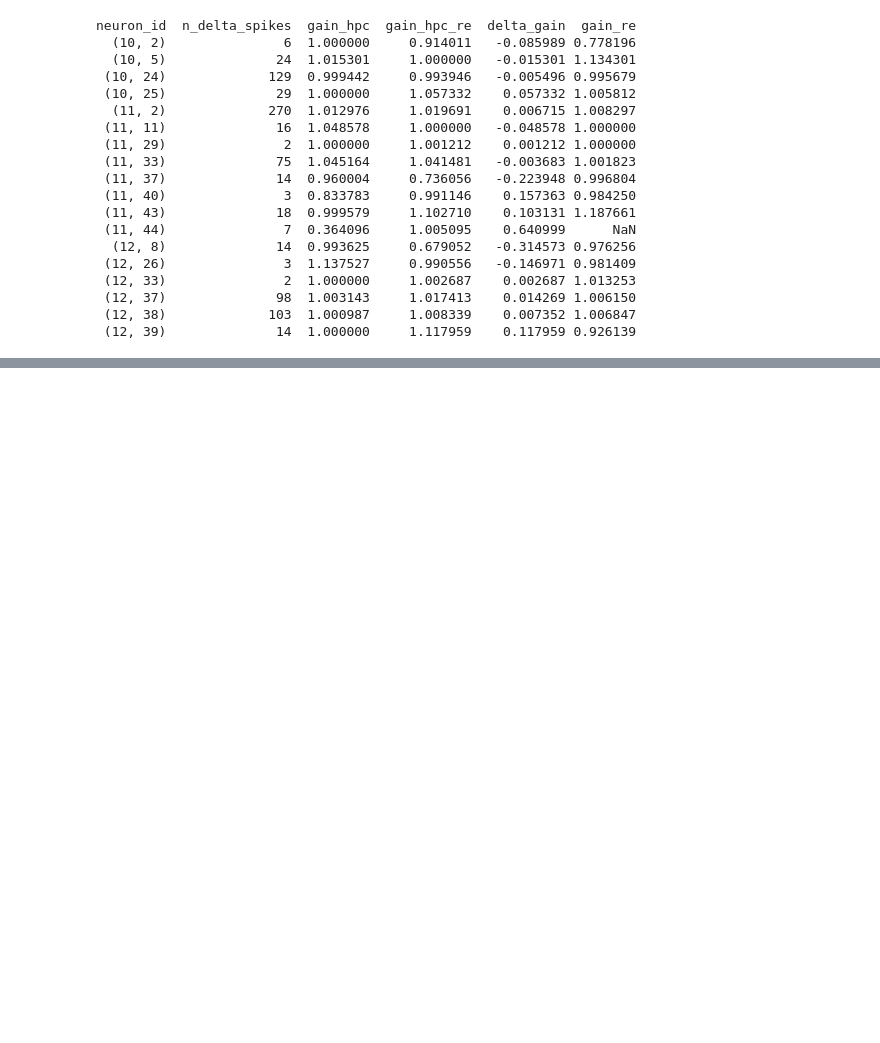
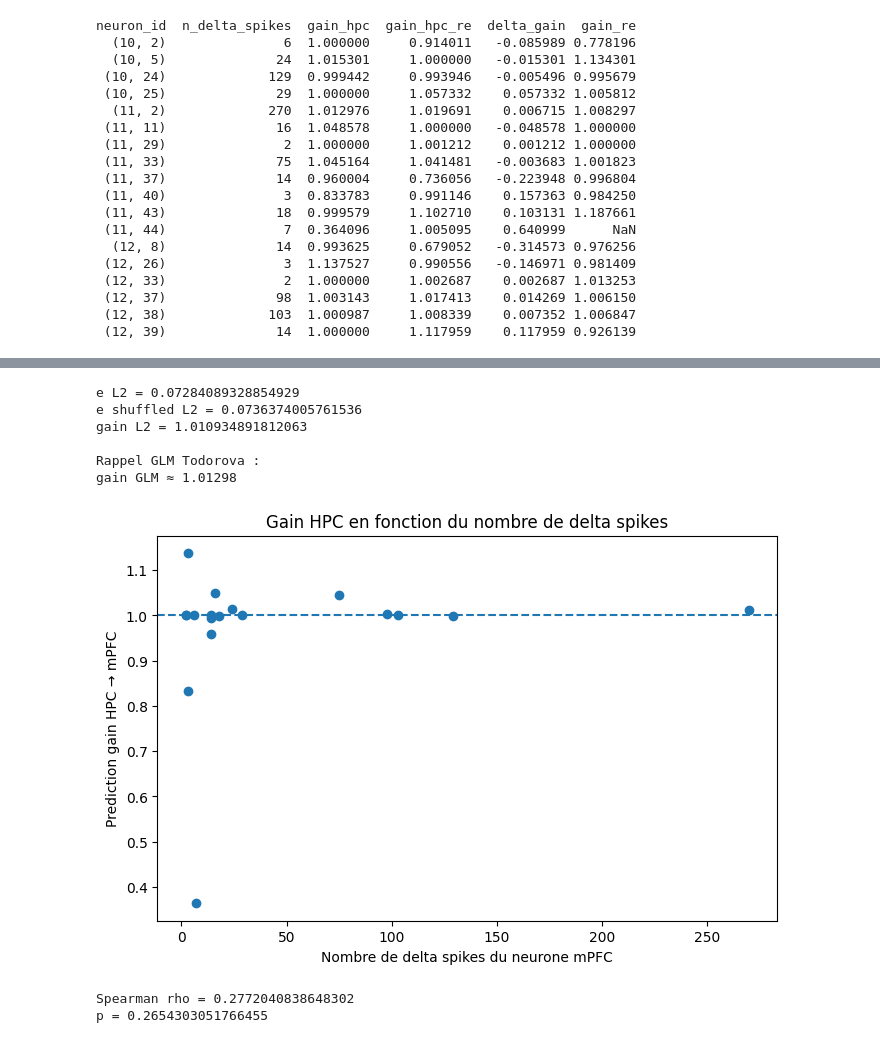
Before and after one commit to laura-marin3/Projet_final, a Jupyter notebook: scripts/Projet.ipynb, the cells around one changed output, grey strips where cells are left out. Cells and saved outputs as stored; diff of their text form; code cells hidden in the pictures; blank space fills up the shorter version.

```diff
--- a/scripts/Projet.ipynb
+++ b/scripts/Projet.ipynb
@@ -647,9 +661,10 @@ Erreur réelle e : 0.0726551319778615
 Erreur shufflée e_shuffled : 0.07359790225356545
 Prédiction gain g : 1.0129759626063473
 # %%
-def compute_pred_gain(X, y, n_shuffles=1000, random_state=42):
+def compute_pred_gain(X, y, n_shuffles=1000, random_state=42, folds=None):
 
-    folds = make_folds(y, random_state=random_state)
+    if folds is None:
+        folds = make_folds(y, random_state=random_state)
     predictions = np.full(len(y), np.nan, dtype=float)
 
     n_not_converged = 0
@@ -1117,0 +1942,75 @@ neuron_id  n_delta_spikes  gain_hpc  gain_hpc_re  delta_gain  gain_re
+# %%
+errors_l2 = np.abs(
+    predictions_l2 - y
+)
+
+e_l2 = np.median(errors_l2)
+
+rng = np.random.default_rng(42)
+
+shuffled_errors_l2 = []
+
+for i in range(1000):
+
+    shuffled_predictions = rng.permutation(
+        predictions_l2
+    )
+
+    shuffled_error = np.median(
+        np.abs(shuffled_predictions - y)
+    )
+
+    shuffled_errors_l2.append(
+        shuffled_error
+    )
+
+e_shuffled_l2 = np.median(
+    shuffled_errors_l2
+)
+
+g_l2 = e_shuffled_l2 / e_l2
+
+print("e L2 =", e_l2)
+print("e shuffled L2 =", e_shuffled_l2)
+print("gain L2 =", g_l2)
+
+print("\nRappel GLM Todorova :")
+print("gain GLM ≈ 1.01298")
+# %% [output]
+e L2 = 0.07284089328854929
+e shuffled L2 = 0.0736374005761536
+gain L2 = 1.010934891812063
+
+Rappel GLM Todorova :
+gain GLM ≈ 1.01298
+# %%
+plt.figure(figsize=(8, 5))
+
+plt.scatter(
+    df_results_hpc["n_delta_spikes"],
+    df_results_hpc["gain"]
+)
+
+plt.axhline(
+    1,
+    linestyle="--"
+)
+
+plt.xlabel("Nombre de delta spikes du neurone mPFC")
+plt.ylabel("Prediction gain HPC → mPFC")
+plt.title("Gain HPC en fonction du nombre de delta spikes")
+
+plt.show()
+# %% [output]
+[figure, added]
+# %%
+rho, p = spearmanr(
+    df_results_hpc["n_delta_spikes"],
+    df_results_hpc["gain"]
+)
+
+print("Spearman rho =", rho)
+print("p =", p)
+# %% [output]
+Spearman rho = 0.2772040838648302
+p = 0.2654303051766455
```
Also changed, not shown: parts of 32 cells of this notebook.
